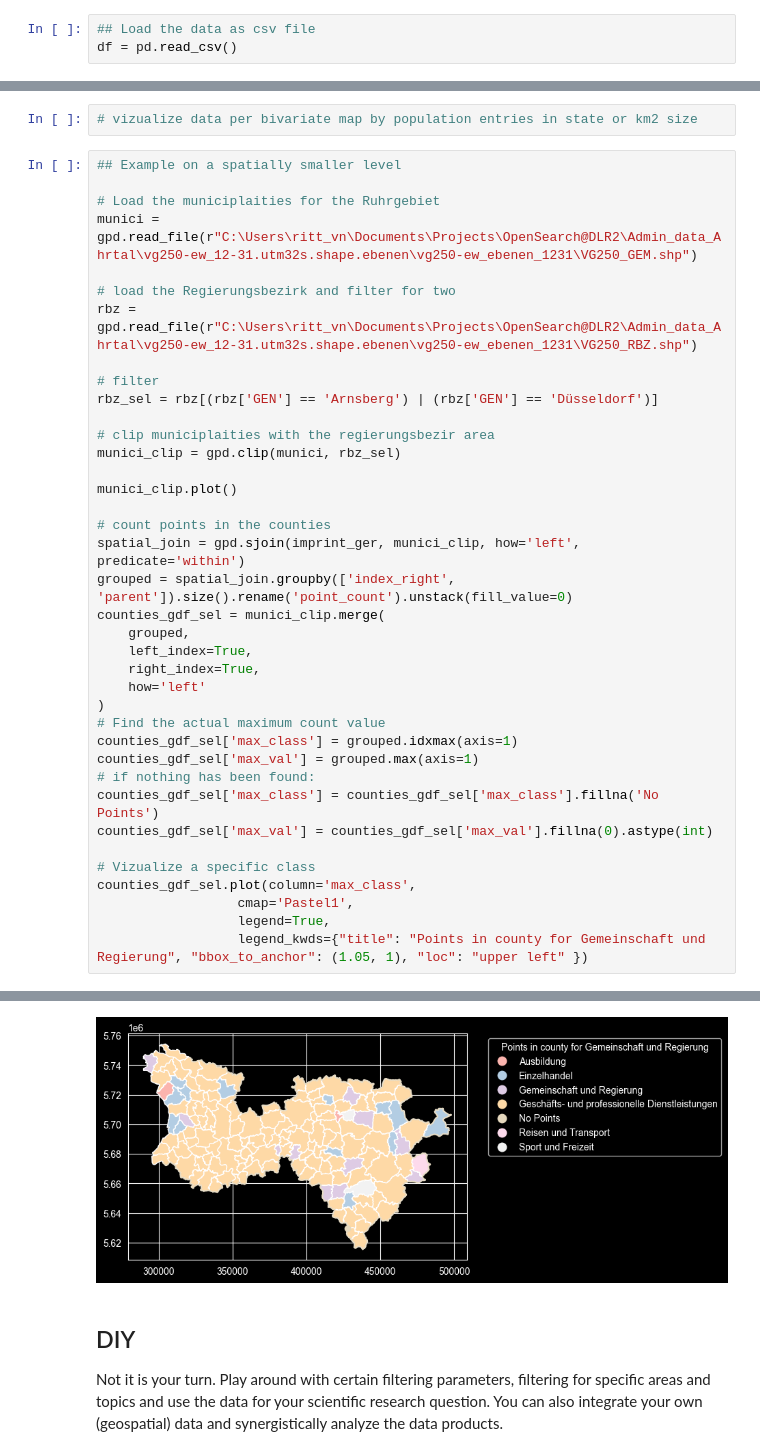
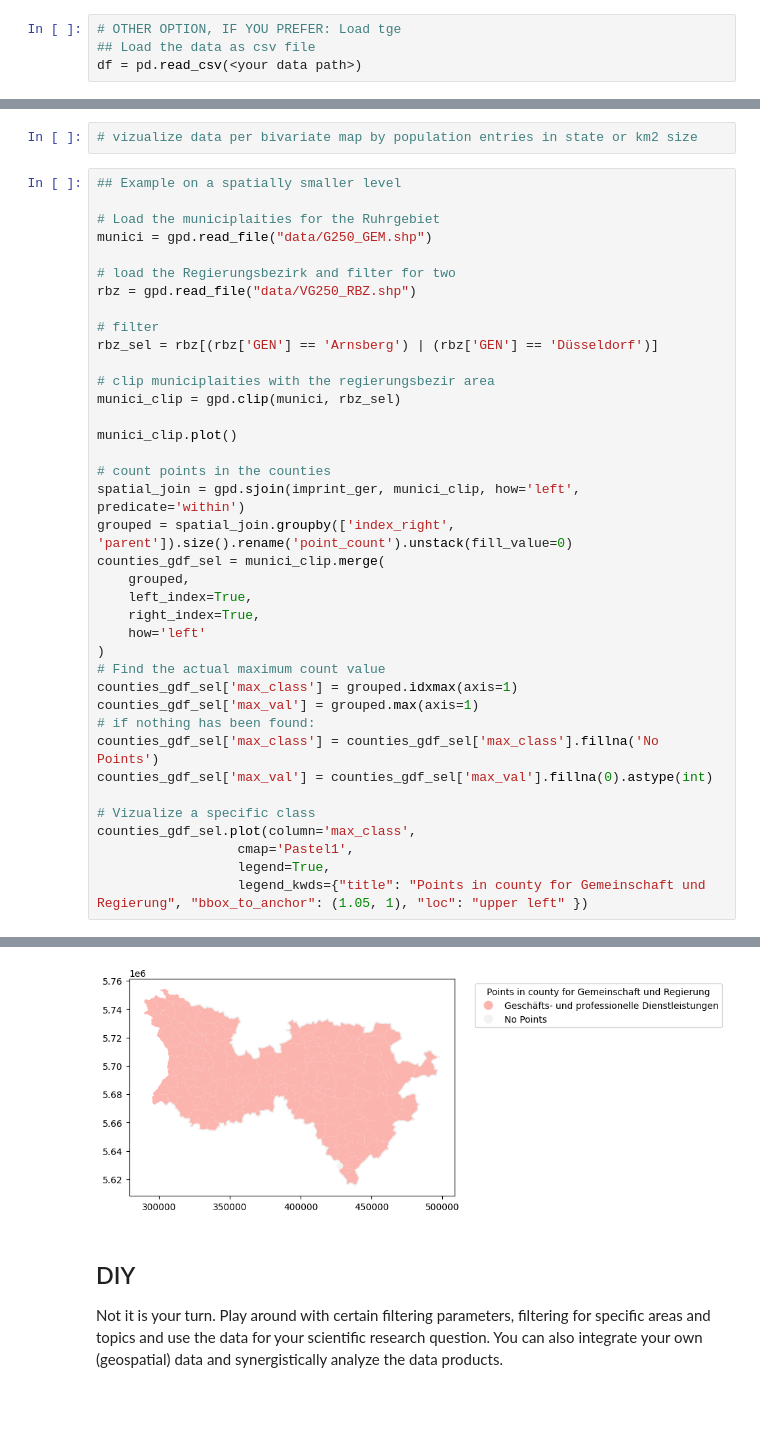
Before and after one commit to roxanneelbaff/waw_os_hackathon_2026, a Jupyter notebook: module3_web_imprint_dataset/WAW_OpenSearch_LegalImprint.ipynb, the cells around one changed output, grey strips where cells are left out. Drawn from its saved outputs; the diff is of its cells as text; blank space fills up the shorter version.

```diff
--- a/module3_web_imprint_dataset/WAW_OpenSearch_LegalImprint.ipynb
+++ b/module3_web_imprint_dataset/WAW_OpenSearch_LegalImprint.ipynb
@@ -145,6 +224,7 @@ What could be useful information for your research question?
 # %%
+# OTHER OPTION, IF YOU PREFER: Load tge
 ## Load the data as csv file
-df = pd.read_csv()
+df = pd.read_csv(<your data path>)
 # %%
 ### First: add the topic dictionary / classification to add the parent class
 topic_dic = pd.read_json("data/categories_20260311_KOPIE_V2adjust.jsonl", lines=True)
@@ -350,10 +440,10 @@ counties_gdf.plot(column='max_class',
 ## Example on a spatially smaller level
 
 # Load the municiplaities for the Ruhrgebiet
-munici = gpd.read_file(r"C:\Users\ritt_vn\Documents\Projects\OpenSearch@DLR2\Admin_data_Ahrtal\vg250-ew_12-31.utm32s.shape.ebenen\vg250-ew_ebenen_1231\VG250_GEM.shp")
+munici = gpd.read_file("data/G250_GEM.shp")
 
 # load the Regierungsbezirk and filter for two
-rbz = gpd.read_file(r"C:\Users\ritt_vn\Documents\Projects\OpenSearch@DLR2\Admin_data_Ahrtal\vg250-ew_12-31.utm32s.shape.ebenen\vg250-ew_ebenen_1231\VG250_RBZ.shp")
+rbz = gpd.read_file("data/VG250_RBZ.shp")
 
 # filter
 rbz_sel = rbz[(rbz['GEN'] == 'Arnsberg') | (rbz['GEN'] == 'Düsseldorf')]
@@ -390,4 +480,4 @@ counties_gdf_sel.plot(column='max_class',
-[figure, old version]
+[figure, new version]
 # %% [markdown]
 ## DIY
 
```
Also changed, not shown: parts of 22 cells of this notebook.
